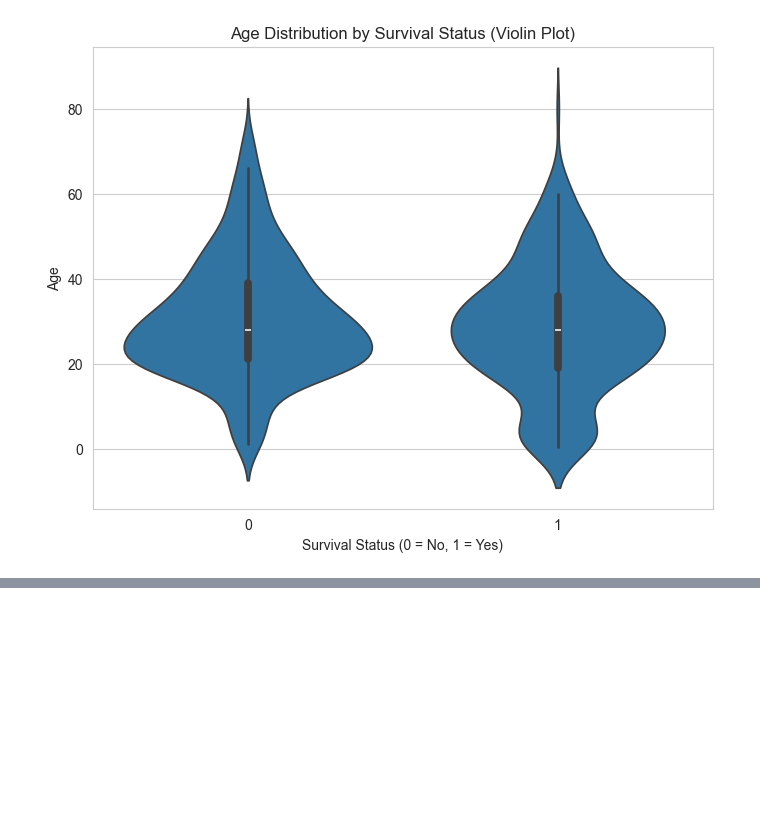
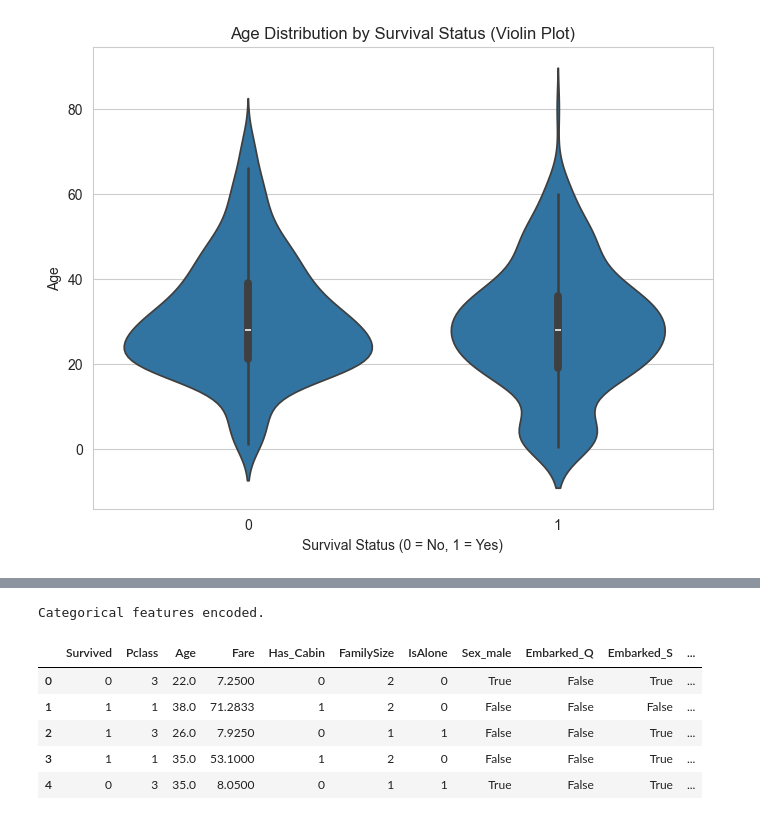
Before and after one commit to KerimGurbaz/titanic-survival-prediction, a Jupyter notebook: notebooks/titanic_analysis.ipynb, the cells around one changed output, grey strips where cells are left out. Saved outputs shown, nothing was run; the diff lists cells and outputs as text; code cells hidden in the pictures; blank space fills up the shorter version.

```diff
--- a/notebooks/titanic_analysis.ipynb
+++ b/notebooks/titanic_analysis.ipynb
@@ -174,0 +296,6 @@ plt.show()
+# %%
+# Extract titles from the 'Name' column
+df_processed['Title'] = df_processed['Name'].str.extract(' ([A-Za-z]+)\.', expand=False)
+
+print("Titles extracted successfully.")
+df_processed['Title'].value_counts()
@@ -174,0 +323,11 @@ plt.show()
+# %%
+# Consolidate titles into a smaller number of categories
+df_processed['Title'] = df_processed['Title'].replace(['Lady', 'Countess','Capt', 'Col',\
+ 	'Don', 'Dr', 'Major', 'Rev', 'Sir', 'Jonkheer', 'Dona'], 'Rare')
+
+df_processed['Title'] = df_processed['Title'].replace('Mlle', 'Miss')
+df_processed['Title'] = df_processed['Title'].replace('Ms', 'Miss')
+df_processed['Title'] = df_processed['Title'].replace('Mme', 'Mrs')
+
+print("Titles consolidated.")
+df_processed['Title'].value_counts()
@@ -174,0 +343,5 @@ plt.show()
+# %%
+#Drop columns that are no longer useful or have been remplaced by new features
+df_final = df_processed.drop(['PassengerId','Name', 'Ticket', 'SibSp', 'Parch'], axis =1)
+print("Redundant columns dropped.")
+df_final.head()
@@ -174,0 +356,14 @@ plt.show()
+# %%
+#Convert categorial variables into dumy/indicator variables
+df_final= pd.get_dummies(df_final, columns=['Sex', 'Embarked', 'Title'], drop_first= True)
+
+print("Categorical features encoded.")
+df_final.head()
+# %% [output]
+Categorical features encoded.
+|  | Survived | Pclass | Age | Fare | Has_Cabin | FamilySize | IsAlone | Sex_male | Embarked_Q | Embarked_S | ... |
+| 0 | 0 | 3 | 22.0 | 7.2500 | 0 | 2 | 0 | True | False | True | ... |
+| 1 | 1 | 1 | 38.0 | 71.2833 | 1 | 2 | 0 | False | False | False | ... |
+| 2 | 1 | 3 | 26.0 | 7.9250 | 0 | 1 | 1 | False | False | True | ... |
+| 3 | 1 | 1 | 35.0 | 53.1000 | 1 | 2 | 0 | False | False | True | ... |
+| 4 | 0 | 3 | 35.0 | 8.0500 | 0 | 1 | 1 | True | False | True | ... |
```
Also changed, not shown: parts of 15 cells of this notebook.
